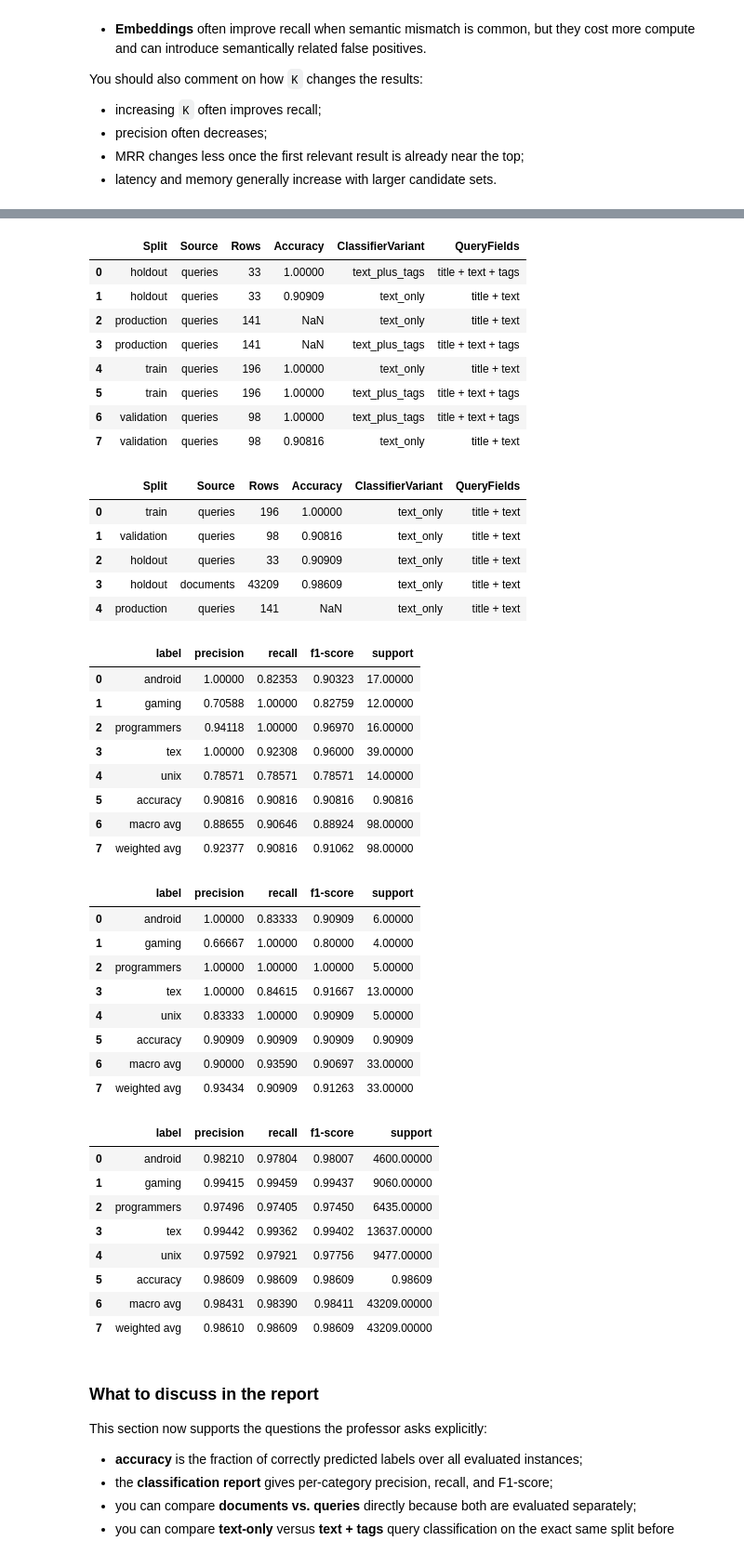
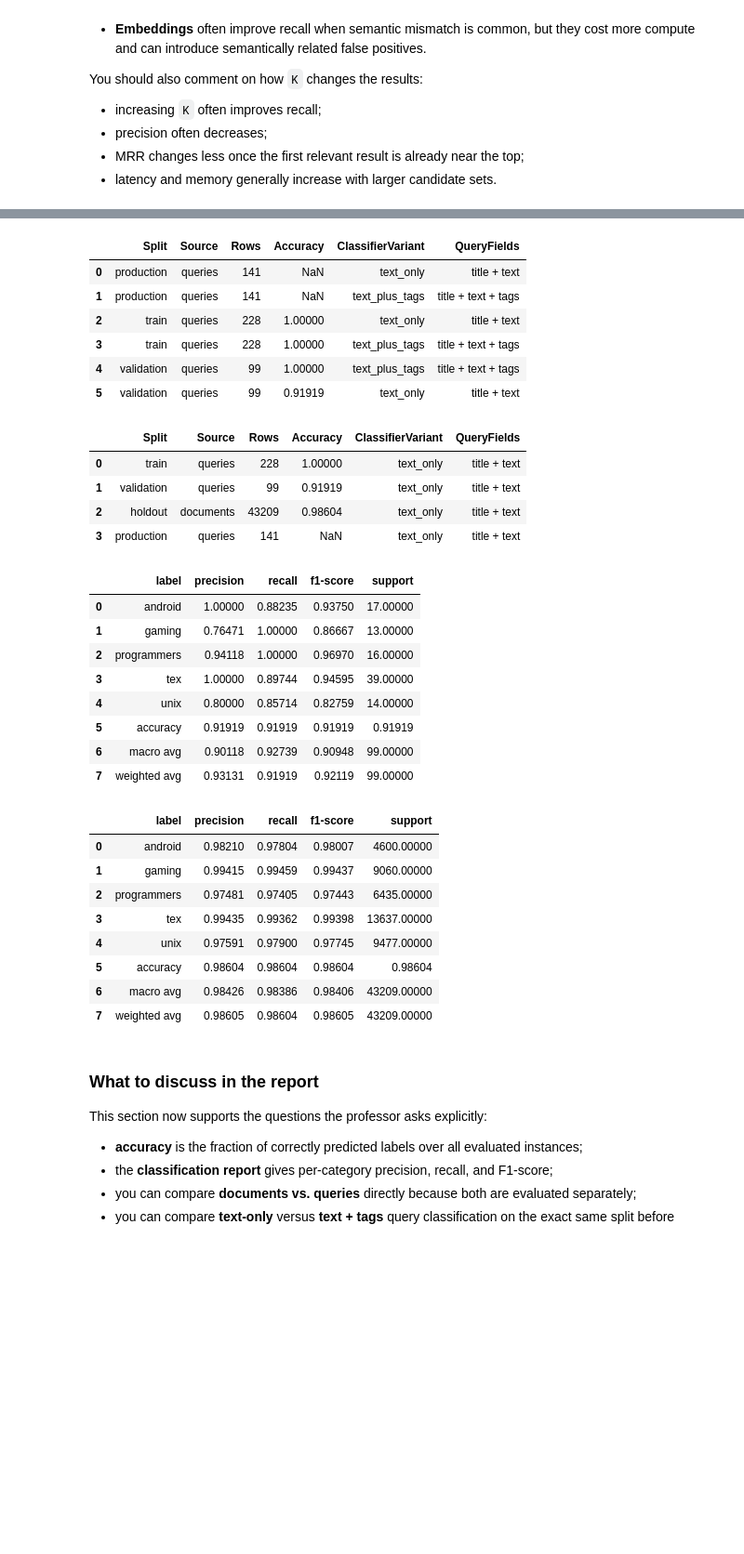
Before and after one commit to sorooshaghaei/retrieval_project, a Jupyter notebook: kaggle/kaggle-submission.ipynb, the cells around one changed output, grey strips where cells are left out. Shown at 93% size. Cells and saved outputs as stored; diff of their text form; code cells hidden in the pictures; blank space fills up the shorter version.

```diff
--- a/kaggle/kaggle-submission.ipynb
+++ b/kaggle/kaggle-submission.ipynb
@@ -1566,7 +1614,6 @@ def train_and_evaluate_classifier_variant(
     variant_name: str,
     split_train_queries_frame: pd.DataFrame,
     validation_queries_frame: pd.DataFrame,
-    holdout_queries_frame: pd.DataFrame,
     production_queries_frame: pd.DataFrame,
 ) -> dict[str, Any]:
     query_classifier_train_fit_df = split_train_queries_frame.copy()
@@ -1597,13 +1644,6 @@ def train_and_evaluate_classifier_variant(
         source_name="queries",
         has_ground_truth=True,
     )
-    holdout_query_summary_df, holdout_query_report_df, holdout_query_category_map = evaluate_classifier_on_frame(
-        holdout_queries_frame,
-        category_classifier,
-        split_name="holdout",
-        source_name="queries",
-        has_ground_truth=True,
-    )
     train_query_summary_df, train_query_report_df, train_query_category_map = evaluate_classifier_on_frame(
         split_train_queries_frame,
         category_classifier,
@@ -1623,7 +1663,6 @@ def train_and_evaluate_classifier_variant(
         [
             train_query_summary_df,
             validation_query_summary_df,
-            holdout_query_summary_df,
             doc_summary_df,
             production_query_summary_df,
         ],
@@ -1637,12 +1676,10 @@ def train_and_evaluate_classifier_variant(
         "summary_df": summary_df,
         "doc_report_df": doc_report_df,
         "validation_query_report_df": validation_query_report_df,
-        "holdout_query_report_df": holdout_query_report_df,
         "train_query_report_df": train_query_report_df,
         "production_query_report_df": production_query_report_df,
         "train_query_category_map": train_query_category_map,
         "validation_query_category_map": validation_query_category_map,
-        "holdout_query_category_map": holdout_query_category_map,
         "production_query_category_map": production_query_category_map,
     }
 
@@ -1652,78 +1689,62 @@ for variant_name in CLASSIFIER_QUERY_VARIANTS:
     classifier_results_by_variant[variant_name] = train_and_evaluate_classifier_variant(
         variant_name=variant_name,
         split_train_queries_frame=split_train_queries_classifier_frames[variant_name],
         validation_queries_frame=validation_queries_classifier_frames[variant_name],
-        holdout_queries_frame=holdout_test_queries_classifier_frames[variant_name],
         production_queries_frame=classifier_query_frames[variant_name]["test"],
     )
 
 active_classifier_result = classifier_results_by_variant[ACTIVE_CLASSIFIER_VARIANT]
 category_classifier = active_classifier_result["classifier"]
 classifier_summary_df = active_classifier_result["summary_df"].copy()
 doc_report_df = active_classifier_result["doc_report_df"]
 validation_query_report_df = active_classifier_result["validation_query_report_df"]
-holdout_query_report_df = active_classifier_result["holdout_query_report_df"]
 train_query_category_map = active_classifier_result["train_query_category_map"]
 validation_query_category_map = active_classifier_result["validation_query_category_map"]
-holdout_query_category_map = active_classifier_result["holdout_query_category_map"]
 production_query_category_map = active_classifier_result["production_query_category_map"]
 
 classifier_query_variant_comparison_df = pd.concat(
     [result["summary_df"] for result in classifier_results_by_variant.values()],
     ignore_index=True,
 )
 classifier_query_variant_comparison_df = classifier_query_variant_comparison_df[
     classifier_query_variant_comparison_df["Source"] == "queries"
 ].sort_values(["Split", "Accuracy"], ascending=[True, False]).reset_index(drop=True)
 
 display(classifier_query_variant_comparison_df)
 display(classifier_summary_df)
 display(validation_query_report_df)
-display(holdout_query_report_df)
 display(doc_report_df)
 # %% [output]
 |  | Split | Source | Rows | Accuracy | ClassifierVariant | QueryFields |
-| 0 | holdout | queries | 33 | 1.00000 | text_plus_tags | title + text + tags |
-| 1 | holdout | queries | 33 | 0.90909 | text_only | title + text |
-| 2 | production | queries | 141 | NaN | text_only | title + text |
-| 3 | production | queries | 141 | NaN | text_plus_tags | title + text + tags |
-| 4 | train | queries | 196 | 1.00000 | text_only | title + text |
-| 5 | train | queries | 196 | 1.00000 | text_plus_tags | title + text + tags |
-| 6 | validation | queries | 98 | 1.00000 | text_plus_tags | title + text + tags |
-| 7 | validation | queries | 98 | 0.90816 | text_only | title + text |
+| 0 | production | queries | 141 | NaN | text_only | title + text |
+| 1 | production | queries | 141 | NaN | text_plus_tags | title + text + tags |
+| 2 | train | queries | 228 | 1.00000 | text_only | title + text |
+| 3 | train | queries | 228 | 1.00000 | text_plus_tags | title + text + tags |
+| 4 | validation | queries | 99 | 1.00000 | text_plus_tags | title + text + tags |
+| 5 | validation | queries | 99 | 0.91919 | text_only | title + text |
 |  | Split | Source | Rows | Accuracy | ClassifierVariant | QueryFields |
-| 0 | train | queries | 196 | 1.00000 | text_only | title + text |
-| 1 | validation | queries | 98 | 0.90816 | text_only | title + text |
-| 2 | holdout | queries | 33 | 0.90909 | text_only | title + text |
-| 3 | holdout | documents | 43209 | 0.98609 | text_only | title + text |
-| 4 | production | queries | 141 | NaN | text_only | title + text |
+| 0 | train | queries | 228 | 1.00000 | text_only | title + text |
+| 1 | validation | queries | 99 | 0.91919 | text_only | title + text |
+| 2 | holdout | documents | 43209 | 0.98604 | text_only | title + text |
+| 3 | production | queries | 141 | NaN | text_only | title + text |
 |  | label | precision | recall | f1-score | support |
-| 0 | android | 1.00000 | 0.82353 | 0.90323 | 17.00000 |
-| 1 | gaming | 0.70588 | 1.00000 | 0.82759 | 12.00000 |
+| 0 | android | 1.00000 | 0.88235 | 0.93750 | 17.00000 |
+| 1 | gaming | 0.76471 | 1.00000 | 0.86667 | 13.00000 |
 | 2 | programmers | 0.94118 | 1.00000 | 0.96970 | 16.00000 |
-| 3 | tex | 1.00000 | 0.92308 | 0.96000 | 39.00000 |
-| 4 | unix | 0.78571 | 0.78571 | 0.78571 | 14.00000 |
-| 5 | accuracy | 0.90816 | 0.90816 | 0.90816 | 0.90816 |
-| 6 | macro avg | 0.88655 | 0.90646 | 0.88924 | 98.00000 |
-| 7 | weighted avg | 0.92377 | 0.90816 | 0.91062 | 98.00000 |
+| 3 | tex | 1.00000 | 0.89744 | 0.94595 | 39.00000 |
+| 4 | unix | 0.80000 | 0.85714 | 0.82759 | 14.00000 |
+| 5 | accuracy | 0.91919 | 0.91919 | 0.91919 | 0.91919 |
+| 6 | macro avg | 0.90118 | 0.92739 | 0.90948 | 99.00000 |
+| 7 | weighted avg | 0.93131 | 0.91919 | 0.92119 | 99.00000 |
 |  | label | precision | recall | f1-score | support |
-| 0 | android | 1.00000 | 0.83333 | 0.90909 | 6.00000 |
-| 1 | gaming | 0.66667 | 1.00000 | 0.80000 | 4.00000 |
-| 2 | programmers | 1.00000 | 1.00000 | 1.00000 | 5.00000 |
-| 3 | tex | 1.00000 | 0.84615 | 0.91667 | 13.00000 |
-| 4 | unix | 0.83333 | 1.00000 | 0.90909 | 5.00000 |
-| 5 | accuracy | 0.90909 | 0.90909 | 0.90909 | 0.90909 |
-| 6 | macro avg | 0.90000 | 0.93590 | 0.90697 | 33.00000 |
-| 7 | weighted avg | 0.93434 | 0.90909 | 0.91263 | 33.00000 |
+| 0 | android | 0.98210 | 0.97804 | 0.98007 | 4600.00000 |
+| 1 | gaming | 0.99415 | 0.99459 | 0.99437 | 9060.00000 |
+| 2 | programmers | 0.97481 | 0.97405 | 0.97443 | 6435.00000 |
+| 3 | tex | 0.99435 | 0.99362 | 0.99398 | 13637.00000 |
+| 4 | unix | 0.97591 | 0.97900 | 0.97745 | 9477.00000 |
+| 5 | accuracy | 0.98604 | 0.98604 | 0.98604 | 0.98604 |
+| 6 | macro avg | 0.98426 | 0.98386 | 0.98406 | 43209.00000 |
+| 7 | weighted avg | 0.98605 | 0.98604 | 0.98605 | 43209.00000 |
-|  | label | precision | recall | f1-score | support |
-| 0 | android | 0.98210 | 0.97804 | 0.98007 | 4600.00000 |
-| 1 | gaming | 0.99415 | 0.99459 | 0.99437 | 9060.00000 |
-| 2 | programmers | 0.97496 | 0.97405 | 0.97450 | 6435.00000 |
-| 3 | tex | 0.99442 | 0.99362 | 0.99402 | 13637.00000 |
-| 4 | unix | 0.97592 | 0.97921 | 0.97756 | 9477.00000 |
-| 5 | accuracy | 0.98609 | 0.98609 | 0.98609 | 0.98609 |
-| 6 | macro avg | 0.98431 | 0.98390 | 0.98411 | 43209.00000 |
-| 7 | weighted avg | 0.98610 | 0.98609 | 0.98609 | 43209.00000 |
 # %% [markdown]
 ### What to discuss in the report
 
```
Also changed, not shown: parts of 11 cells of this notebook, 7 other files.
